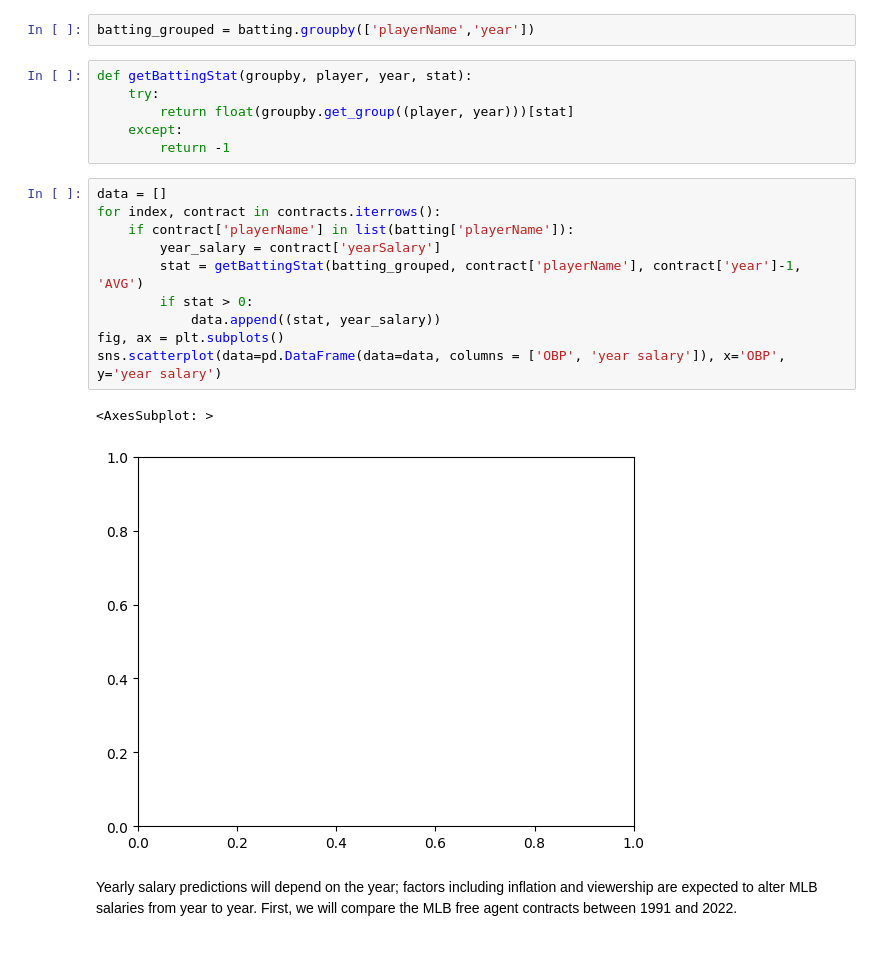
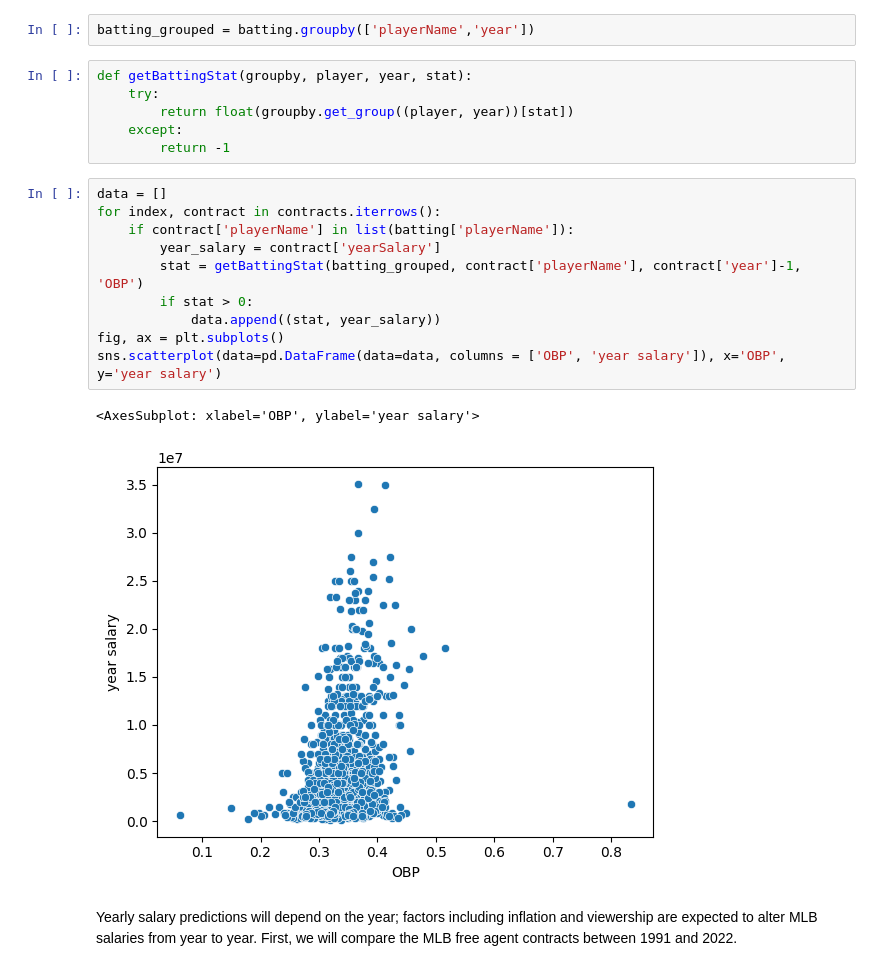
Before and after one commit to leo3friedman/baseball-salary-prediction, a Jupyter notebook: EDACheckpointGroup_042-Fa22.ipynb, the cells around one changed output. Saved outputs shown, nothing was run; the diff lists cells and outputs as text.

```diff
--- a/EDACheckpointGroup_042-Fa22.ipynb
+++ b/EDACheckpointGroup_042-Fa22.ipynb
@@ -310,22 +310,22 @@ batting_grouped = batting.groupby(['playerName','year'])
 # %%
 def getBattingStat(groupby, player, year, stat):
     try:
-        return float(groupby.get_group((player, year)))[stat]
+        return float(groupby.get_group((player, year))[stat])
     except:
         return -1
 # %%
 data = []
 for index, contract in contracts.iterrows():
     if contract['playerName'] in list(batting['playerName']):
         year_salary = contract['yearSalary']
-        stat = getBattingStat(batting_grouped, contract['playerName'], contract['year']-1, 'AVG')
+        stat = getBattingStat(batting_grouped, contract['playerName'], contract['year']-1, 'OBP')
         if stat > 0:
             data.append((stat, year_salary))
 fig, ax = plt.subplots()
 sns.scatterplot(data=pd.DataFrame(data=data, columns = ['OBP', 'year salary']), x='OBP', y='year salary')
 # %% [output]
-<AxesSubplot: >
+<AxesSubplot: xlabel='OBP', ylabel='year salary'>
-[figure, old version]
+[figure, new version]
 # %% [markdown]
 Yearly salary predictions will depend on the year; factors including inflation and viewership are expected to alter MLB salaries from year to year. First, we will compare the MLB free agent contracts between 1991 and 2022.
 # %%
```
Also changed, not shown: parts of 1 cell of this notebook.
